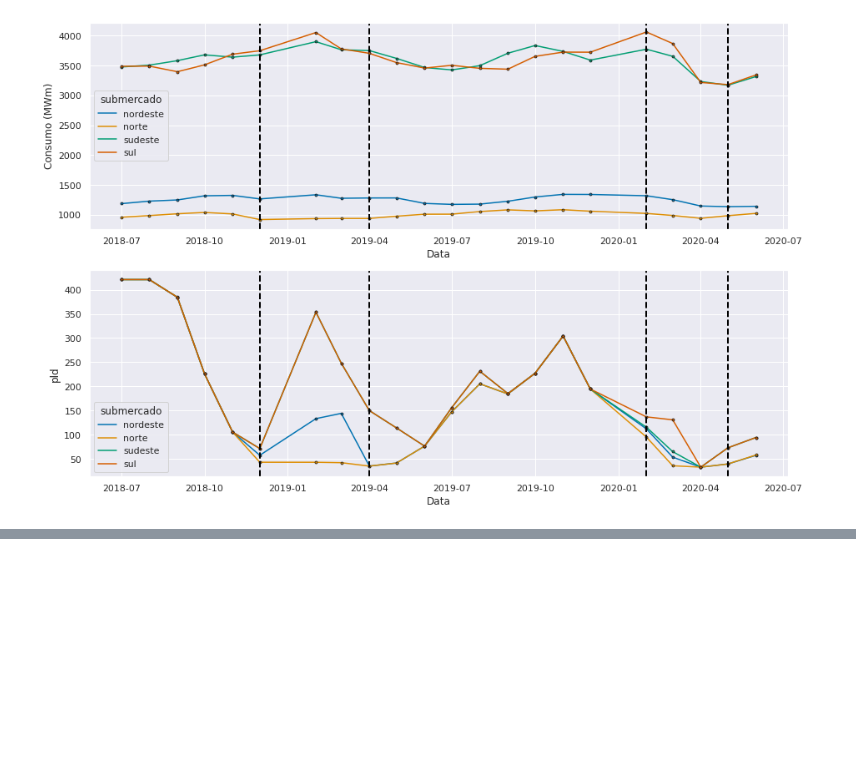
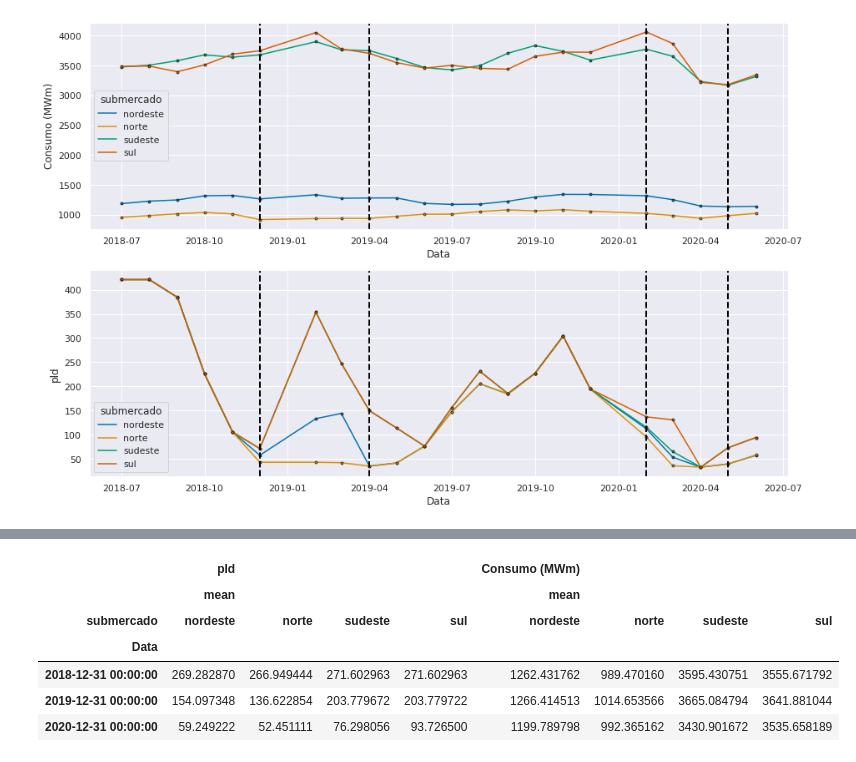
Before and after one commit to rocabrera/pandas-learning, a Jupyter notebook: projects/energy_project/intro.ipynb, the cells around one changed output, grey strips where cells are left out. Cells and saved outputs as stored; diff of their text form; code cells hidden in the pictures; blank space fills up the shorter version.

```diff
--- a/projects/energy_project/intro.ipynb
+++ b/projects/energy_project/intro.ipynb
@@ -355,0 +430,18 @@ plt.show()
+# %%
+stats = ["mean"]
+
+cm = sns.light_palette("orange", as_cmap=True)
+
+(quant_analysis_df.groupby(['submercado', pd.Grouper(freq='Y')])
+                  .agg({"pld":stats, "Consumo (MWm)":stats})
+                  .unstack('submercado')
+                  .style.background_gradient(cmap=cm)
+)
+# %% [output]
+|  | pld |  |  |  | Consumo (MWm) |  |  |  |
+|  | mean |  |  |  | mean |  |  |  |
+| submercado | nordeste | norte | sudeste | sul | nordeste | norte | sudeste | sul |
+| Data |  |  |  |  |  |  |  |  |
+| 2018-12-31 00:00:00 | 269.282870 | 266.949444 | 271.602963 | 271.602963 | 1262.431762 | 989.470160 | 3595.430751 | 3555.671792 |
+| 2019-12-31 00:00:00 | 154.097348 | 136.622854 | 203.779672 | 203.779722 | 1266.414513 | 1014.653566 | 3665.084794 | 3641.881044 |
+| 2020-12-31 00:00:00 | 59.249222 | 52.451111 | 76.298056 | 93.726500 | 1199.789798 | 992.365162 | 3430.901672 | 3535.658189 |
```
Also changed, not shown: parts of 13 cells of this notebook.
